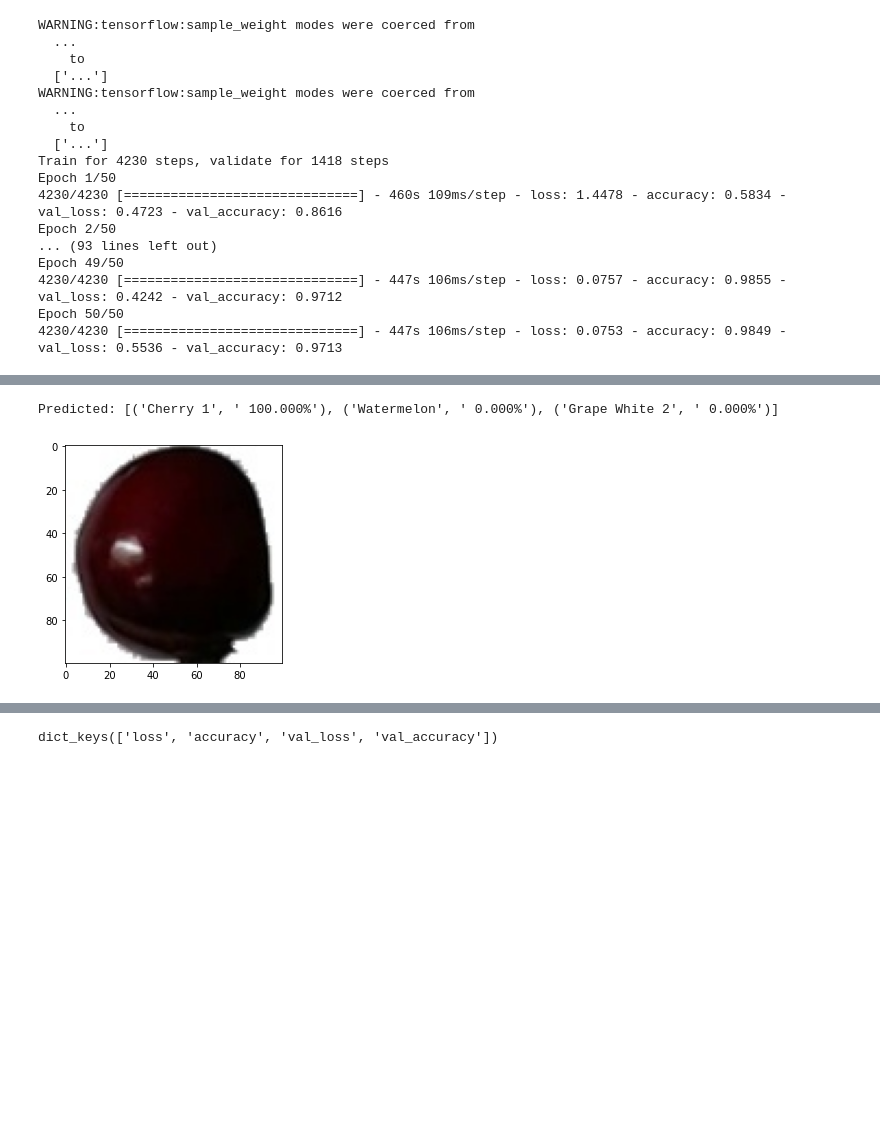
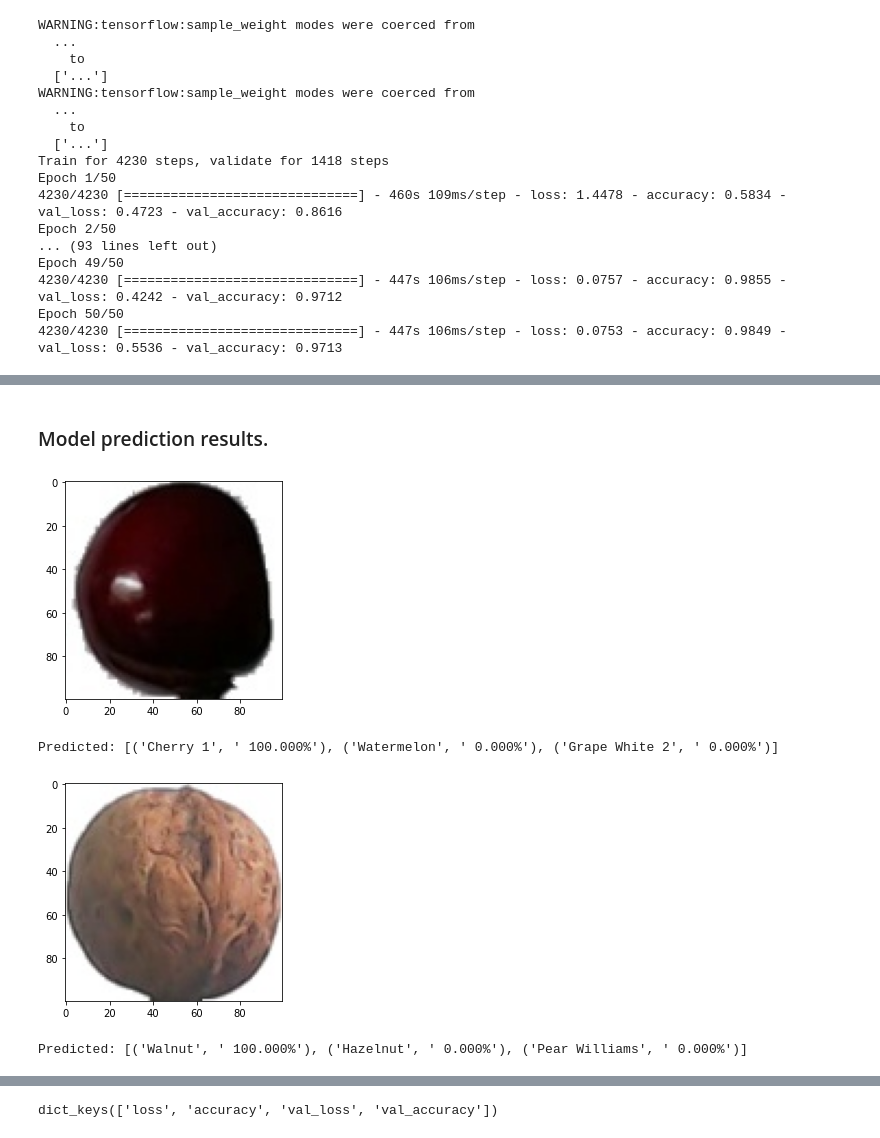
Before and after one commit to ashleep/Heningburg_Pounds_Final_Project, a Jupyter notebook: CNNtest.ipynb, the cells around one changed output, grey strips where cells are left out. Drawn from its saved outputs; the diff is of its cells as text; code cells hidden in the pictures; blank space fills up the shorter version.

```diff
--- a/CNNtest.ipynb
+++ b/CNNtest.ipynb
@@ -132,3 +260,5 @@ model.save("CNN8_3-2.h5")
+# %% [markdown]
+### Model prediction results.
 # %%
 def predict(image_path, N):
     """Use VGG19 to label image"""
@@ -157,5 +279,22 @@ def predict(image_path, N):
+# %%
+def show_img(image_path):
+    img = image.load_img(image_path, target_size=(100, 100))
+    plt.imshow(img)
 # %%
-predict('data/fruits-360/Test/Cherry 1/r_7_100.jpg', 3)
+img = 'data/fruits-360/Test/Cherry 1/r_7_100.jpg'
+show_img(img)
 # %% [output]
-Predicted: [('Cherry 1', ' 100.000%'), ('Watermelon', ' 0.000%'), ('Grape White 2', ' 0.000%')]
 [figure]
+# %%
+predict(img, 3)
+# %% [output]
+Predicted: [('Cherry 1', ' 100.000%'), ('Watermelon', ' 0.000%'), ('Grape White 2', ' 0.000%')]
+# %%
+img = 'data/fruits-360/Test/Walnut/109_100.jpg'
+show_img(img)
+# %% [output]
+[figure, added]
+# %%
+predict(img, 3)
+# %% [output]
+Predicted: [('Walnut', ' 100.000%'), ('Hazelnut', ' 0.000%'), ('Pear Williams', ' 0.000%')]
```
Also changed, not shown: parts of 38 cells of this notebook, 4 other files.
